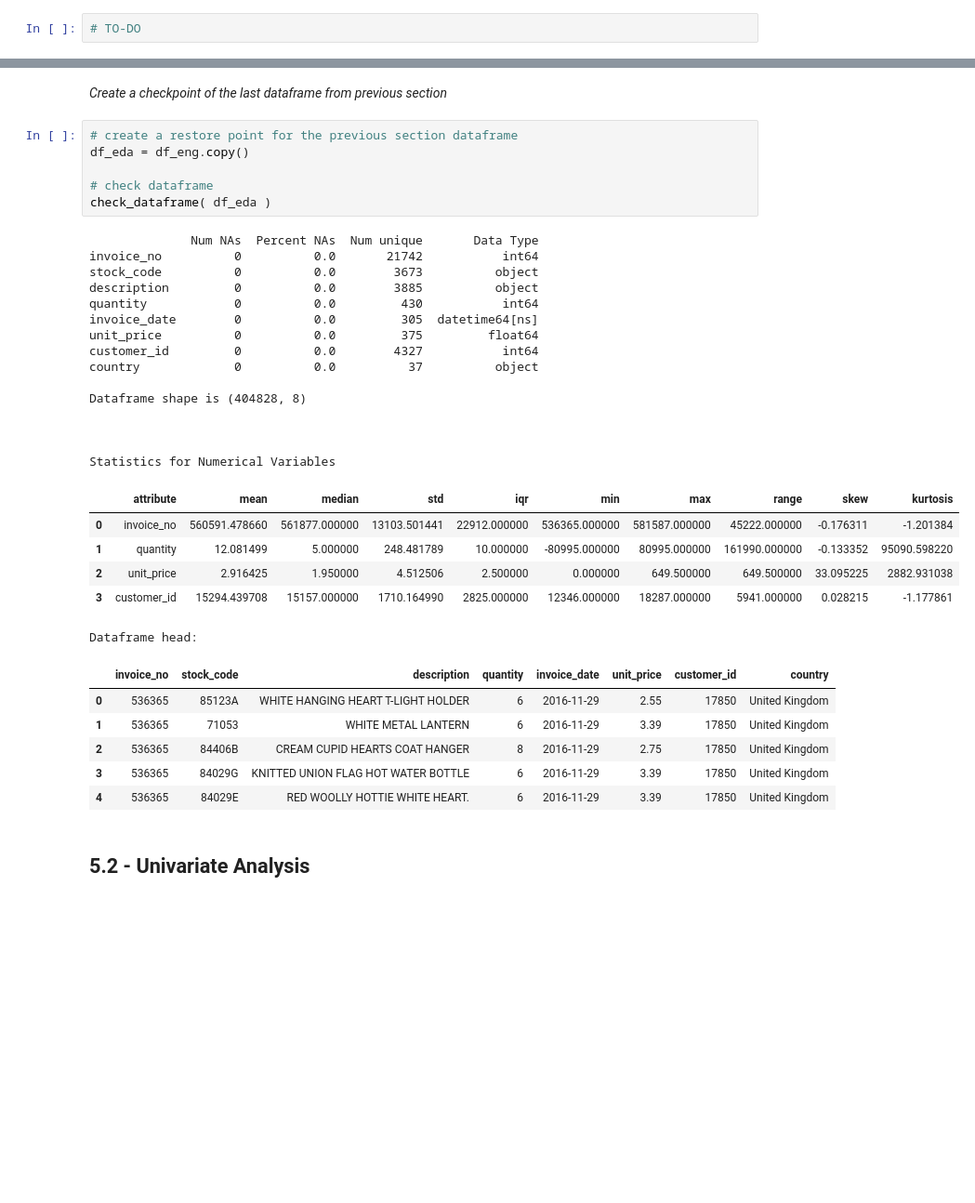
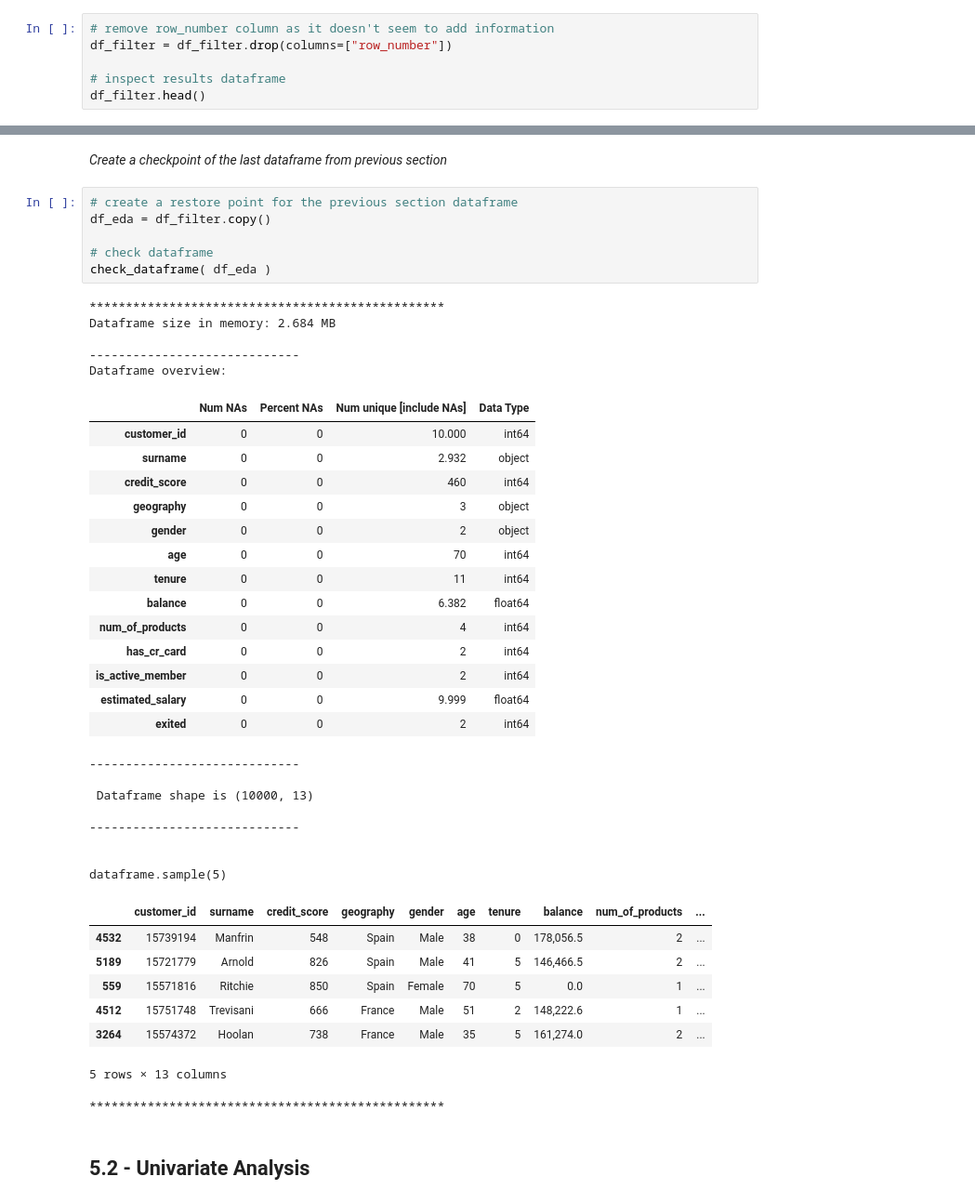
Before and after one commit to ds-gustavo-cunha/Indicium-Case, a Jupyter notebook: notebooks/0.0_gustavo-cunha_first_iteration.ipynb, the cells around one changed output, grey strips where cells are left out. Shown at 93% size. Drawn from its saved outputs; the diff is of its cells as text; blank space fills up the shorter version.

Commit message:
first iteration on data filtering done

```diff
--- a/notebooks/0.0_gustavo-cunha_first_iteration.ipynb
+++ b/notebooks/0.0_gustavo-cunha_first_iteration.ipynb
@@ -517,2 +519,6 @@ dataframe.sample(5)
 # %%
-# TO-DO
+# remove row_number column as it doesn't seem to add information
+df_filter = df_filter.drop(columns=["row_number"])
+
+# inspect results dataframe
+df_filter.head()
@@ -528,38 +538,46 @@ No more columns will be removed so far.
 *Create a checkpoint of the last dataframe from previous section*
 # %%
 # create a restore point for the previous section dataframe
-df_eda = df_eng.copy()
+df_eda = df_filter.copy()
 
 # check dataframe
 check_dataframe( df_eda )
 # %% [output]
-              Num NAs  Percent NAs  Num unique       Data Type
-invoice_no          0          0.0       21742           int64
-stock_code          0          0.0        3673          object
-description         0          0.0        3885          object
-quantity            0          0.0         430           int64
-invoice_date        0          0.0         305  datetime64[ns]
-unit_price          0          0.0         375         float64
-customer_id         0          0.0        4327           int64
-country             0          0.0          37          object
+*************************************************
+Dataframe size in memory: 2.684 MB
 
-Dataframe shape is (404828, 8)
-
-
-
-Statistics for Numerical Variables
+-----------------------------
+Dataframe overview:
-|  | attribute | mean | median | std | iqr | min | max | range | skew | kurtosis |
-| 0 | invoice_no | 560591.478660 | 561877.000000 | 13103.501441 | 22912.000000 | 536365.000000 | 581587.000000 | 45222.000000 | -0.176311 | -1.201384 |
-| 1 | quantity | 12.081499 | 5.000000 | 248.481789 | 10.000000 | -80995.000000 | 80995.000000 | 161990.000000 | -0.133352 | 95090.598220 |
-| 2 | unit_price | 2.916425 | 1.950000 | 4.512506 | 2.500000 | 0.000000 | 649.500000 | 649.500000 | 33.095225 | 2882.931038 |
-| 3 | customer_id | 15294.439708 | 15157.000000 | 1710.164990 | 2825.000000 | 12346.000000 | 18287.000000 | 5941.000000 | 0.028215 | -1.177861 |
+|  | Num NAs | Percent NAs | Num unique [include NAs] | Data Type |
+| customer_id | 0 | 0 | 10.000 | int64 |
+| surname | 0 | 0 | 2.932 | object |
+| credit_score | 0 | 0 | 460 | int64 |
+| geography | 0 | 0 | 3 | object |
+| gender | 0 | 0 | 2 | object |
+| age | 0 | 0 | 70 | int64 |
+| tenure | 0 | 0 | 11 | int64 |
+| balance | 0 | 0 | 6.382 | float64 |
+| num_of_products | 0 | 0 | 4 | int64 |
+| has_cr_card | 0 | 0 | 2 | int64 |
+| is_active_member | 0 | 0 | 2 | int64 |
+| estimated_salary | 0 | 0 | 9.999 | float64 |
+| exited | 0 | 0 | 2 | int64 |
-Dataframe head:
+-----------------------------
+
+ Dataframe shape is (10000, 13)
+
+-----------------------------
+
+
+dataframe.sample(5)
-|  | invoice_no | stock_code | description | quantity | invoice_date | unit_price | customer_id | country |
-| 0 | 536365 | 85123A | WHITE HANGING HEART T-LIGHT HOLDER | 6 | 2016-11-29 | 2.55 | 17850 | United Kingdom |
-| 1 | 536365 | 71053 | WHITE METAL LANTERN | 6 | 2016-11-29 | 3.39 | 17850 | United Kingdom |
-| 2 | 536365 | 84406B | CREAM CUPID HEARTS COAT HANGER | 8 | 2016-11-29 | 2.75 | 17850 | United Kingdom |
-| 3 | 536365 | 84029G | KNITTED UNION FLAG HOT WATER BOTTLE | 6 | 2016-11-29 | 3.39 | 17850 | United Kingdom |
-| 4 | 536365 | 84029E | RED WOOLLY HOTTIE WHITE HEART. | 6 | 2016-11-29 | 3.39 | 17850 | United Kingdom |
+|  | customer_id | surname | credit_score | geography | gender | age | tenure | balance | num_of_products | ... |
+| 4532 | 15739194 | Manfrin | 548 | Spain | Male | 38 | 0 | 178,056.5 | 2 | ... |
+| 5189 | 15721779 | Arnold | 826 | Spain | Male | 41 | 5 | 146,466.5 | 2 | ... |
+| 559 | 15571816 | Ritchie | 850 | Spain | Female | 70 | 5 | 0.0 | 1 | ... |
+| 4512 | 15751748 | Trevisani | 666 | France | Male | 51 | 2 | 148,222.6 | 1 | ... |
+| 3264 | 15574372 | Hoolan | 738 | France | Male | 35 | 5 | 161,274.0 | 2 | ... |
+5 rows × 13 columns
+*************************************************
 # %% [markdown]
 ## 5.2 - Univariate Analysis
 # %% [markdown]
```
Also changed, not shown: parts of 8 cells of this notebook.
